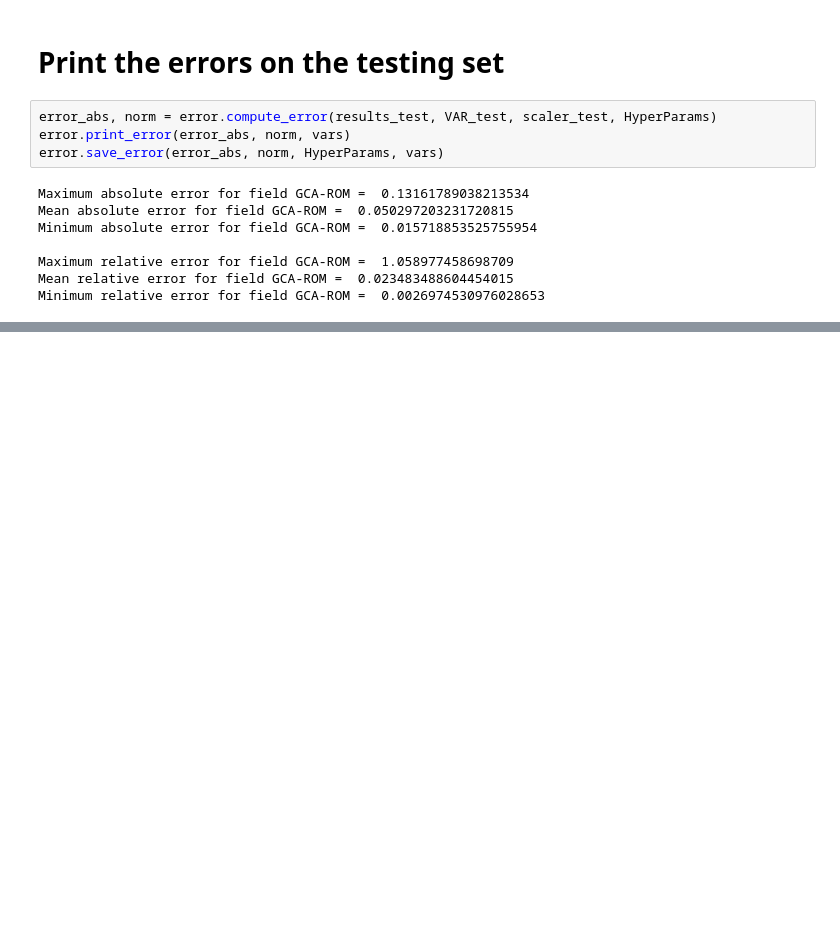
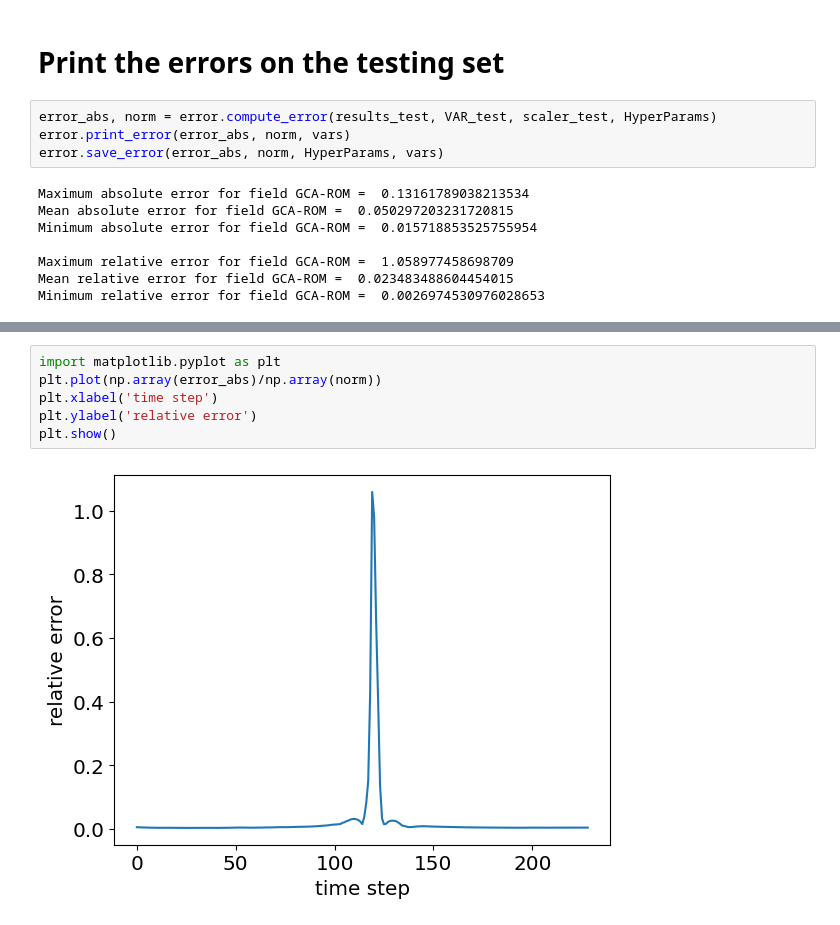
Before and after one commit to Crltt/GCA-ROM, a Jupyter notebook: 11_maxell_TEz.ipynb, the cells around one changed output, grey strips where cells are left out. Drawn from its saved outputs; the diff is of its cells as text; blank space fills up the shorter version.

```diff
--- a/11_maxell_TEz.ipynb
+++ b/11_maxell_TEz.ipynb
@@ -174,0 +178,8 @@ files.download('maxwell.zip')
+# %%
+import matplotlib.pyplot as plt
+plt.plot(np.array(error_abs)/np.array(norm))
+plt.xlabel('time step')
+plt.ylabel('relative error')
+plt.show()
+# %% [output]
+[figure, added]
```
Also changed, not shown: parts of 4 cells of this notebook.
